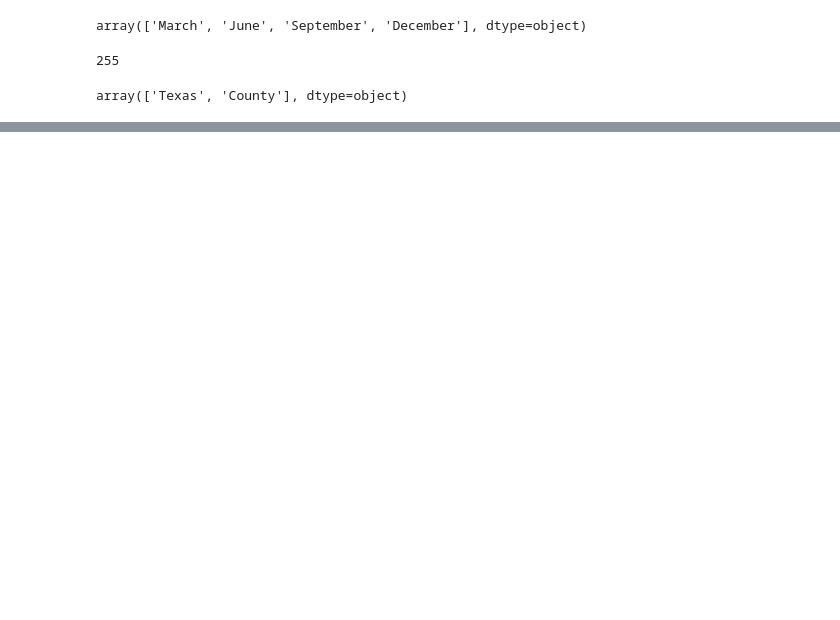
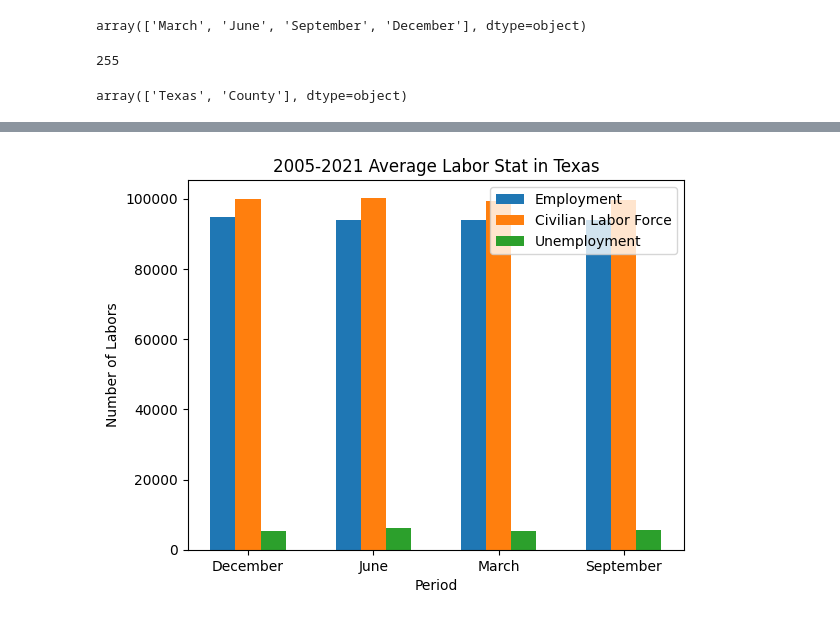
Before and after one commit to bmanandhar/texas_labor_status, a Jupyter notebook: texas_labor.ipynb, the cells around one changed output, grey strips where cells are left out. Cells and saved outputs as stored; diff of their text form; code cells hidden in the pictures; blank space fills up the shorter version.

```diff
--- a/texas_labor.ipynb
+++ b/texas_labor.ipynb
@@ -80,0 +217,51 @@ plt.show()
+# %%
+# Remove 'Column_A' from the DataFrame
+df = df.drop('Adjustment', axis=1)
+# %%
+df['Employment'] = df['Employment'].astype(str).str.replace(',', '').astype(int)
+df['Unemployment'] = df['Unemployment'].astype(str).str.replace(',', '').astype(int)
+df['Civilian Labor Force'] = df['Civilian Labor Force'].astype(str).str.replace(',', '').astype(int)
+# %%
+df['Unemployment Rate'] = round((df['Unemployment']/df['Civilian Labor Force'])*100, 1)
+df['Employment Rate'] = round((df['Employment']/df['Civilian Labor Force'])*100, 1)
+# %%
+#
+grouped_by_Period = df.groupby('Period')
+group_means = grouped_by_Period[['Employment', 'Civilian Labor Force', 'Unemployment']].mean().round().astype(int)
+period_means = round(group_means.astype(int))
+# %%
+# Create a vertical bar plot
+
+bar_width = 0.2
+
+# Generate an array of x-coordinates for the bars
+x = np.arange(len(group_means.index))
+
+# Create a figure and axis
+fig, ax = plt.subplots()
+
+# Create the first set of bars
+ax.bar(x - bar_width, group_means['Employment'], bar_width, label='Employment',)
+
+# Create the second set of bars
+ax.bar(x, group_means['Civilian Labor Force'], bar_width, label='Civilian Labor Force')
+
+# # Create the second set of bars
+ax.bar(x + bar_width, group_means['Unemployment'], bar_width, label='Unemployment')
+
+# Set the x-axis labels
+ax.set_xticks(x)
+ax.set_xticklabels(group_means.index)
+
+# Add labels and a title
+ax.set_xlabel('Period')
+ax.set_ylabel('Number of Labors')
+ax.set_title('2005-2021 Average Labor Stat in Texas')
+
+# Add a legend
+ax.legend()
+
+# Show the plot
+plt.show()
+# %% [output]
+[figure, added]
```
Also changed, not shown: parts of 20 cells of this notebook.
